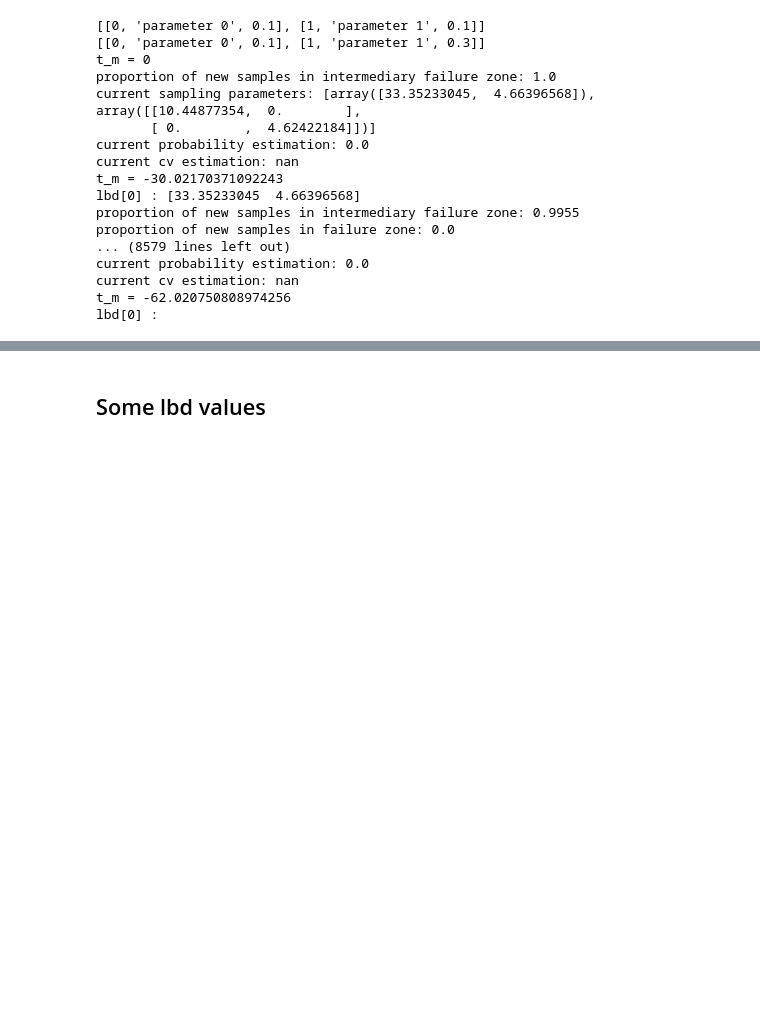
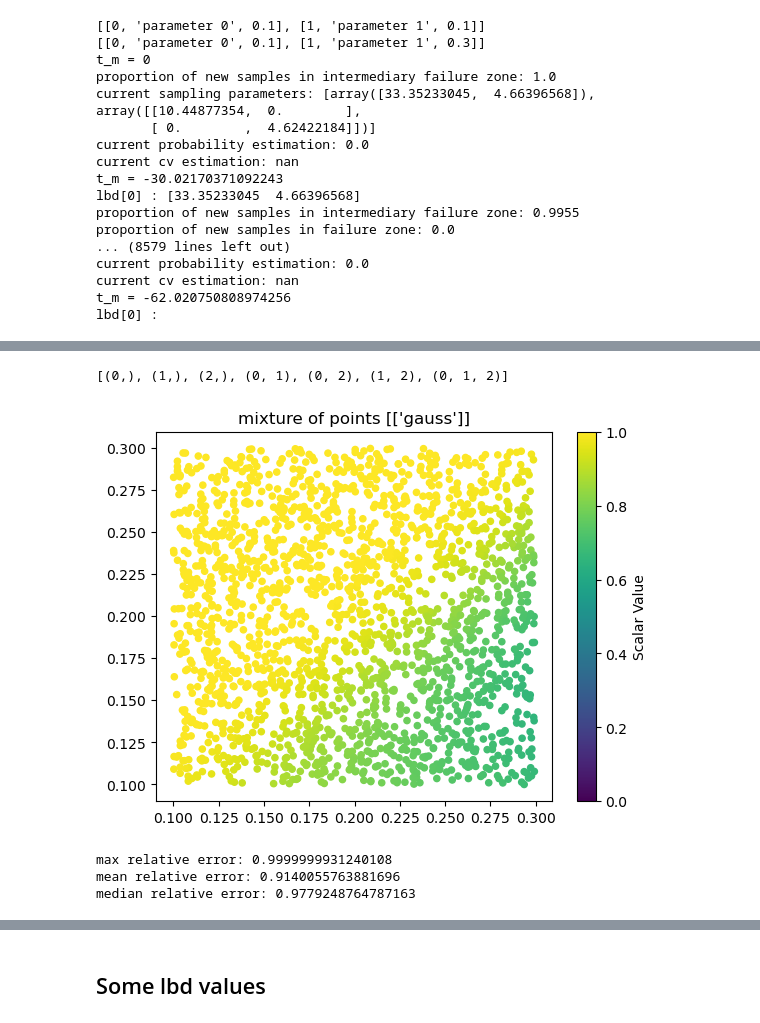
Before and after one commit to Jom0/Stepper_test, a Jupyter notebook: analytical_case.ipynb, the cells around one changed output, grey strips where cells are left out. Drawn from its saved outputs; the diff is of its cells as text; code cells hidden in the pictures; blank space fills up the shorter version.

```diff
--- a/analytical_case.ipynb
+++ b/analytical_case.ipynb
@@ -99,4 +128,4 @@ lbd[0] :
 # %%
-_,_,lbd_g,_ = genS.AIS_CE([np.array([0,0]),np.array([[1,0],[0,1]])],np.array([0.1,0.1]),parameter_list,genS.QoI_threshold,0,10000,0.1,[i for i in range(2)])
+_,_,lbd_g_test,_ = genS.AIS_CE([np.array([0,0]),np.array([[1,0],[0,1]])],np.array([0.29,0.11]),parameter_list,genS.QoI_threshold,0,10000,0.1,[i for i in range(2)])
 # %% [output]
 [[0, 'parameter 0', 0.1], [1, 'parameter 1', 0.1]]
@@ -137,2 +166,4 @@ current cv estimation: 0.015308845765564917
 threshold reached, t_m = -100
 loop ended
+# %%
+_,_,lbd_g_test1,_ = genS.AIS_CE([np.array([0,0]),np.array([[1,0],[0,1]])],np.array([0.1929227,0.28777213]),parameter_list,genS.QoI_threshold,0,10000,0.1,[i for i in range(2)])
@@ -138,0 +196,2 @@ loop ended
+# %%
+full_lbd_samples,p_true,indices_mixtures,full_results = genS.Sobol_mIS_adaptive_test([lbd_g_test,lbd_g_test1],[0],parameter_list,genS.QoI_threshold,1000,1000,0.1,0.01)
@@ -138,0 +211,4 @@ loop ended
+# %%
+indices_mixtures
+# %% [output]
+[(0,), (1,), (2,), (0, 1), (0, 2), (1, 2), (0, 1, 2)]
@@ -138,0 +217,19 @@ loop ended
+# %%
+points = [['gauss'],[0.29,0.11],[0.1929227,0.28777213]]
+norm = col.Normalize(vmin=0, vmax=1)
+# %%
+index = 0
+estimed_probas = [result[index][0] for result in full_results]
+relative_errors = np.abs(1-estimed_probas/p_true)
+plt.scatter(*zip(*full_lbd_samples),c=relative_errors,cmap='viridis', norm = norm,s=20)
+plt.title(f"mixture of points {[points[kept_index] for kept_index in indices_mixtures[index]]}")
+plt.colorbar(label='Scalar Value')  # Add a colorbar to show the gradient
+plt.show()
+print(f"max relative error: {np.max(relative_errors)}")
+print(f"mean relative error: {np.mean(relative_errors)}")
+print(f"median relative error: {np.median(relative_errors)}")
+# %% [output]
+[figure, added]
+max relative error: 0.9999999931240108
+mean relative error: 0.9140055763881696
+median relative error: 0.9779248764787163
```
Also changed, not shown: parts of 77 cells of this notebook, 9 other files.
